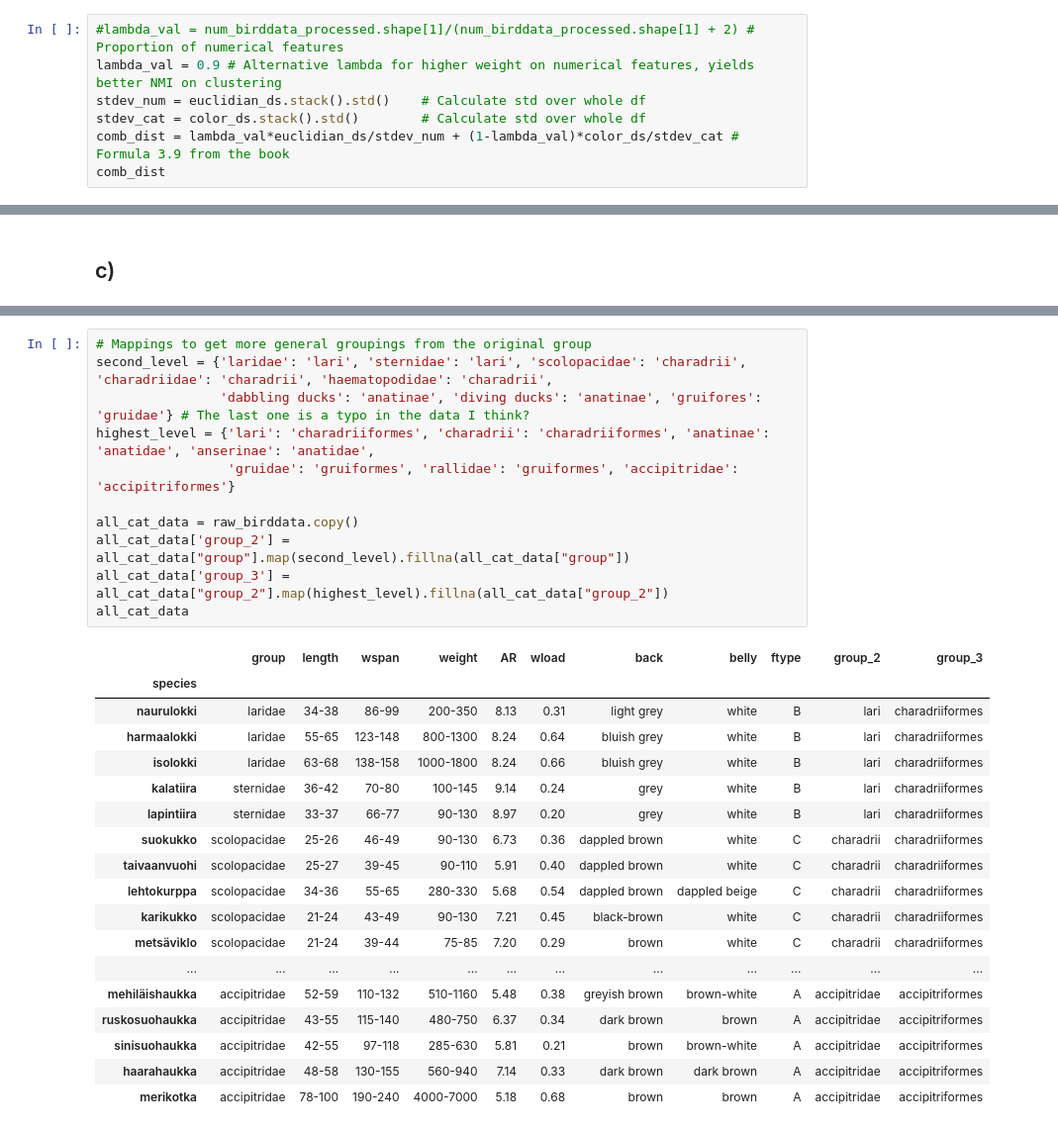
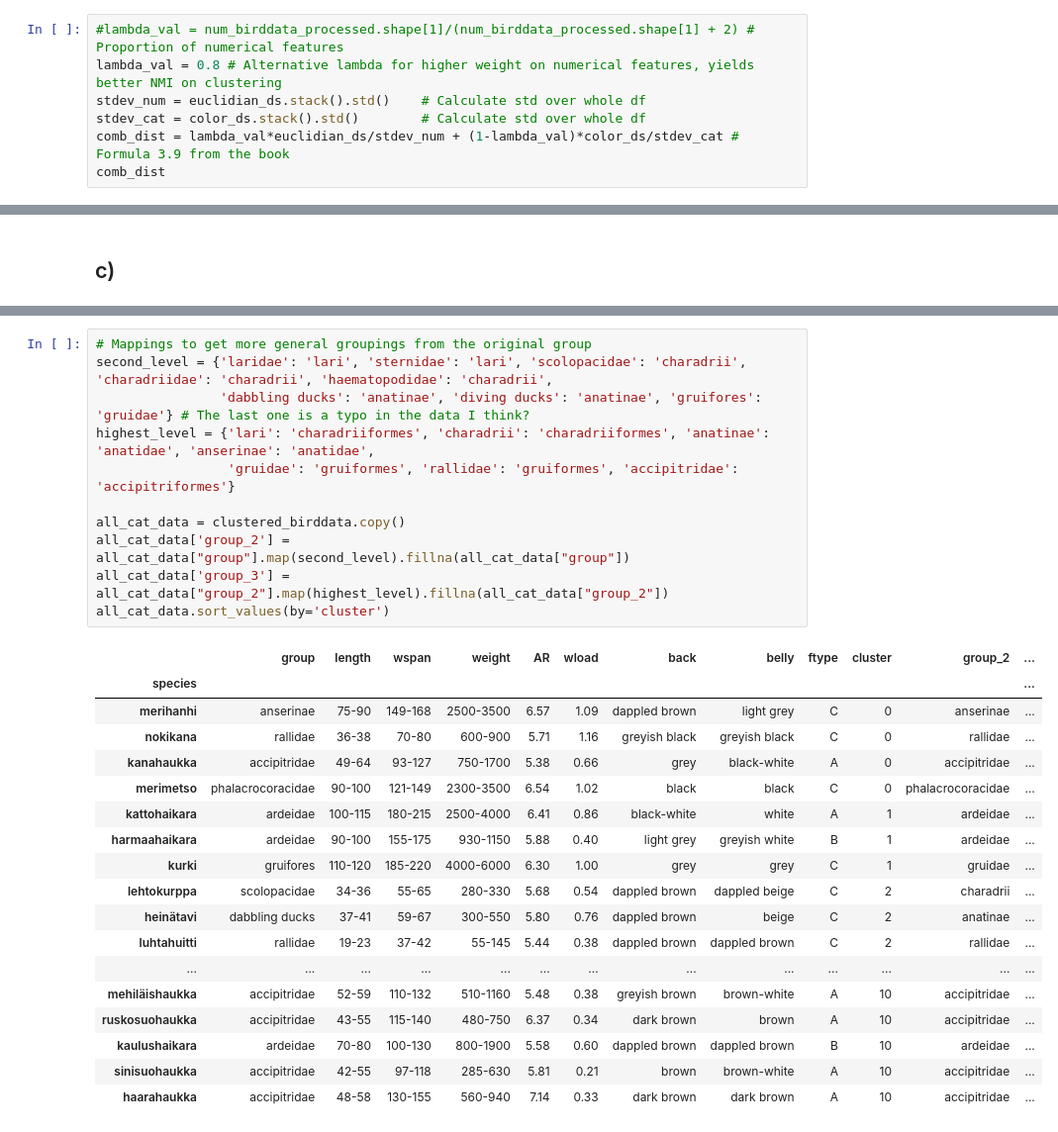
Before and after one commit to lassimalvikko/MDM24, a Jupyter notebook: Ex2/ex2.ipynb, the cells around one changed output, grey strips where cells are left out. Shown: that part at 99% size. Drawn from its saved outputs; the diff is of its cells as text.

```diff
--- a/Ex2/ex2.ipynb
+++ b/Ex2/ex2.ipynb
@@ -179,7 +179,7 @@ color_ds
 50 rows × 50 columns
 # %%
 #lambda_val = num_birddata_processed.shape[1]/(num_birddata_processed.shape[1] + 2) # Proportion of numerical features
-lambda_val = 0.9 # Alternative lambda for higher weight on numerical features, yields better NMI on clustering
+lambda_val = 0.8 # Alternative lambda for higher weight on numerical features, yields better NMI on clustering
 stdev_num = euclidian_ds.stack().std()    # Calculate std over whole df
 stdev_cat = color_ds.stack().std()        # Calculate std over whole df
 comb_dist = lambda_val*euclidian_ds/stdev_num + (1-lambda_val)*color_ds/stdev_cat # Formula 3.9 from the book
@@ -244,33 +244,33 @@ clustered_birddata.sort_values(by='cluster')
 # %%
 # Mappings to get more general groupings from the original group
 second_level = {'laridae': 'lari', 'sternidae': 'lari', 'scolopacidae': 'charadrii', 'charadriidae': 'charadrii', 'haematopodidae': 'charadrii',
                 'dabbling ducks': 'anatinae', 'diving ducks': 'anatinae', 'gruifores': 'gruidae'} # The last one is a typo in the data I think?
 highest_level = {'lari': 'charadriiformes', 'charadrii': 'charadriiformes', 'anatinae': 'anatidae', 'anserinae': 'anatidae',
                  'gruidae': 'gruiformes', 'rallidae': 'gruiformes', 'accipitridae': 'accipitriformes'}
 
-all_cat_data = raw_birddata.copy()
+all_cat_data = clustered_birddata.copy()
 all_cat_data['group_2'] = all_cat_data["group"].map(second_level).fillna(all_cat_data["group"])
 all_cat_data['group_3'] = all_cat_data["group_2"].map(highest_level).fillna(all_cat_data["group_2"])
-all_cat_data
+all_cat_data.sort_values(by='cluster')
 # %% [output]
-|  | group | length | wspan | weight | AR | wload | back | belly | ftype | group_2 | group_3 |
-| species |  |  |  |  |  |  |  |  |  |  |  |
-| naurulokki | laridae | 34-38 | 86-99 | 200-350 | 8.13 | 0.31 | light grey | white | B | lari | charadriiformes |
-| harmaalokki | laridae | 55-65 | 123-148 | 800-1300 | 8.24 | 0.64 | bluish grey | white | B | lari | charadriiformes |
-| isolokki | laridae | 63-68 | 138-158 | 1000-1800 | 8.24 | 0.66 | bluish grey | white | B | lari | charadriiformes |
-| kalatiira | sternidae | 36-42 | 70-80 | 100-145 | 9.14 | 0.24 | grey | white | B | lari | charadriiformes |
-| lapintiira | sternidae | 33-37 | 66-77 | 90-130 | 8.97 | 0.20 | grey | white | B | lari | charadriiformes |
-| suokukko | scolopacidae | 25-26 | 46-49 | 90-130 | 6.73 | 0.36 | dappled brown | white | C | charadrii | charadriiformes |
-| taivaanvuohi | scolopacidae | 25-27 | 39-45 | 90-110 | 5.91 | 0.40 | dappled brown | white | C | charadrii | charadriiformes |
-| lehtokurppa | scolopacidae | 34-36 | 55-65 | 280-330 | 5.68 | 0.54 | dappled brown | dappled beige | C | charadrii | charadriiformes |
-| karikukko | scolopacidae | 21-24 | 43-49 | 90-130 | 7.21 | 0.45 | black-brown | white | C | charadrii | charadriiformes |
-| metsäviklo | scolopacidae | 21-24 | 39-44 | 75-85 | 7.20 | 0.29 | brown | white | C | charadrii | charadriiformes |
-| ... | ... | ... | ... | ... | ... | ... | ... | ... | ... | ... | ... |
-| mehiläishaukka | accipitridae | 52-59 | 110-132 | 510-1160 | 5.48 | 0.38 | greyish brown | brown-white | A | accipitridae | accipitriformes |
-| ruskosuohaukka | accipitridae | 43-55 | 115-140 | 480-750 | 6.37 | 0.34 | dark brown | brown | A | accipitridae | accipitriformes |
-| sinisuohaukka | accipitridae | 42-55 | 97-118 | 285-630 | 5.81 | 0.21 | brown | brown-white | A | accipitridae | accipitriformes |
-| haarahaukka | accipitridae | 48-58 | 130-155 | 560-940 | 7.14 | 0.33 | dark brown | dark brown | A | accipitridae | accipitriformes |
-| merikotka | accipitridae | 78-100 | 190-240 | 4000-7000 | 5.18 | 0.68 | brown | brown | A | accipitridae | accipitriformes |
+|  | group | length | wspan | weight | AR | wload | back | belly | ftype | cluster | group_2 | ... |
+| species |  |  |  |  |  |  |  |  |  |  |  | ... |
+| merihanhi | anserinae | 75-90 | 149-168 | 2500-3500 | 6.57 | 1.09 | dappled brown | light grey | C | 0 | anserinae | ... |
+| nokikana | rallidae | 36-38 | 70-80 | 600-900 | 5.71 | 1.16 | greyish black | greyish black | C | 0 | rallidae | ... |
+| kanahaukka | accipitridae | 49-64 | 93-127 | 750-1700 | 5.38 | 0.66 | grey | black-white | A | 0 | accipitridae | ... |
+| merimetso | phalacrocoracidae | 90-100 | 121-149 | 2300-3500 | 6.54 | 1.02 | black | black | C | 0 | phalacrocoracidae | ... |
+| kattohaikara | ardeidae | 100-115 | 180-215 | 2500-4000 | 6.41 | 0.86 | black-white | white | A | 1 | ardeidae | ... |
+| harmaahaikara | ardeidae | 90-100 | 155-175 | 930-1150 | 5.88 | 0.40 | light grey | greyish white | B | 1 | ardeidae | ... |
+| kurki | gruifores | 110-120 | 185-220 | 4000-6000 | 6.30 | 1.00 | grey | grey | C | 1 | gruidae | ... |
+| lehtokurppa | scolopacidae | 34-36 | 55-65 | 280-330 | 5.68 | 0.54 | dappled brown | dappled beige | C | 2 | charadrii | ... |
+| heinätavi | dabbling ducks | 37-41 | 59-67 | 300-550 | 5.80 | 0.76 | dappled brown | beige | C | 2 | anatinae | ... |
+| luhtahuitti | rallidae | 19-23 | 37-42 | 55-145 | 5.44 | 0.38 | dappled brown | dappled brown | C | 2 | rallidae | ... |
+| ... | ... | ... | ... | ... | ... | ... | ... | ... | ... | ... | ... | ... |
+| mehiläishaukka | accipitridae | 52-59 | 110-132 | 510-1160 | 5.48 | 0.38 | greyish brown | brown-white | A | 10 | accipitridae | ... |
+| ruskosuohaukka | accipitridae | 43-55 | 115-140 | 480-750 | 6.37 | 0.34 | dark brown | brown | A | 10 | accipitridae | ... |
+| kaulushaikara | ardeidae | 70-80 | 100-130 | 800-1900 | 5.58 | 0.60 | dappled brown | dappled brown | B | 10 | ardeidae | ... |
+| sinisuohaukka | accipitridae | 42-55 | 97-118 | 285-630 | 5.81 | 0.21 | brown | brown-white | A | 10 | accipitridae | ... |
+| haarahaukka | accipitridae | 48-58 | 130-155 | 560-940 | 7.14 | 0.33 | dark brown | dark brown | A | 10 | accipitridae | ... |
 # %%
 # Calculate NMI between the true grouping and the clustering
 group = 'group_2' # Either group, group_2 or group_3
```
Also changed, not shown: parts of 7 cells of this notebook, 3 other files.
